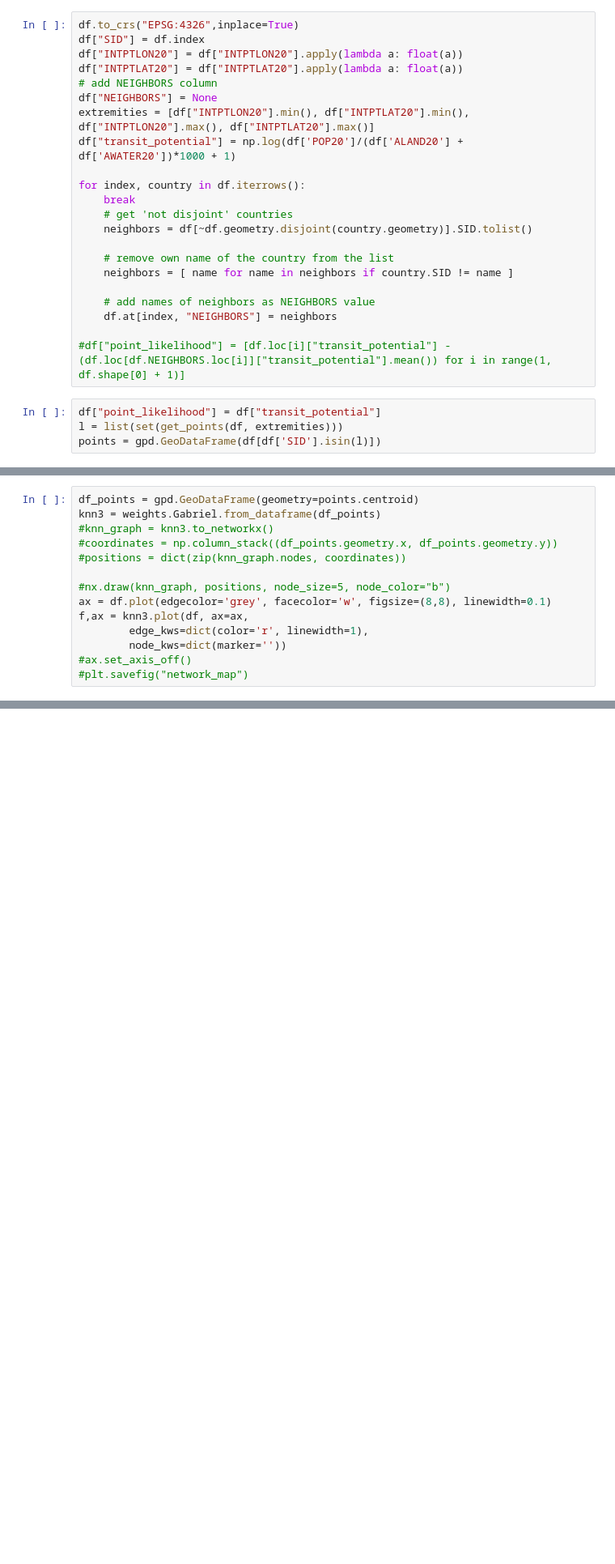
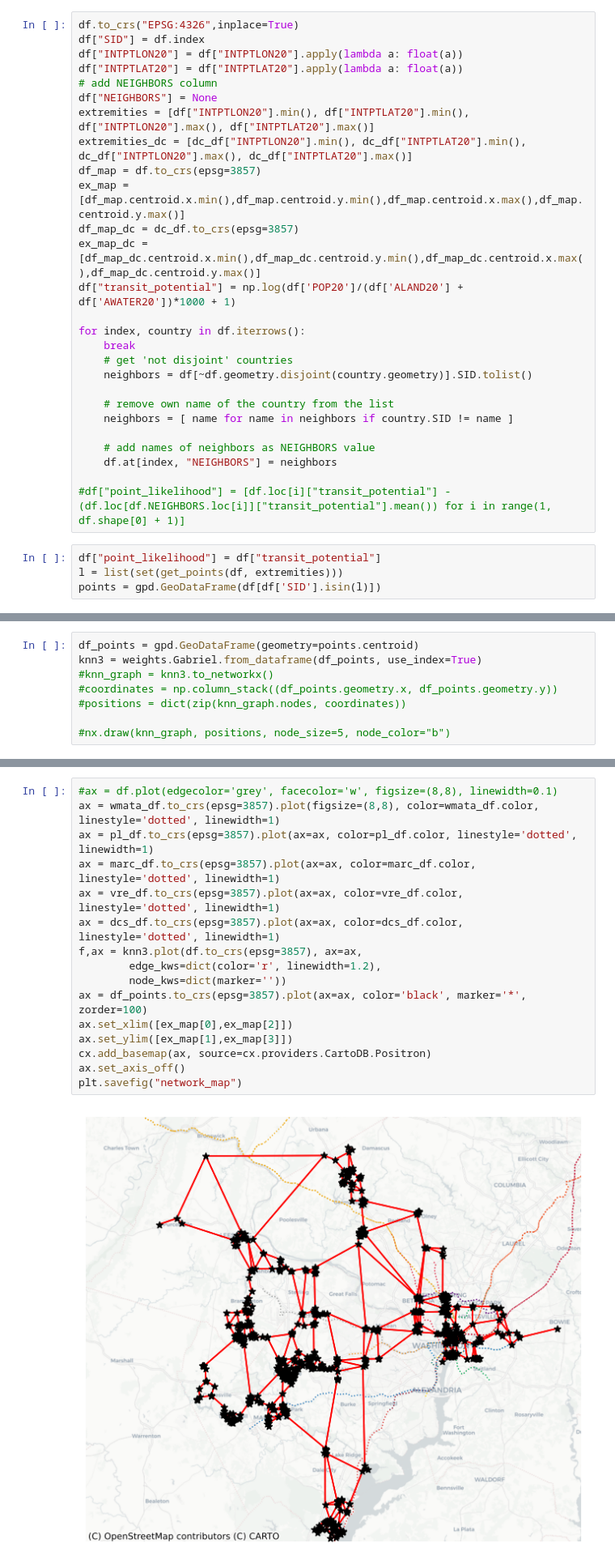
Before and after one commit to spencerrjenkins/cmsc725_wmata_map, a Jupyter notebook: eda.ipynb, the cells around one changed output, grey strips where cells are left out. Shown at 81% size. Saved outputs shown, nothing was run; the diff lists cells and outputs as text; blank space fills up the shorter version.

```diff
--- a/eda.ipynb
+++ b/eda.ipynb
@@ -50,6 +73,11 @@ df["INTPTLAT20"] = df["INTPTLAT20"].apply(lambda a: float(a))
 # add NEIGHBORS column
 df["NEIGHBORS"] = None
 extremities = [df["INTPTLON20"].min(), df["INTPTLAT20"].min(), df["INTPTLON20"].max(), df["INTPTLAT20"].max()]
+extremities_dc = [dc_df["INTPTLON20"].min(), dc_df["INTPTLAT20"].min(), dc_df["INTPTLON20"].max(), dc_df["INTPTLAT20"].max()]
+df_map = df.to_crs(epsg=3857)
+ex_map = [df_map.centroid.x.min(),df_map.centroid.y.min(),df_map.centroid.x.max(),df_map.centroid.y.max()]
+df_map_dc = dc_df.to_crs(epsg=3857)
+ex_map_dc = [df_map_dc.centroid.x.min(),df_map_dc.centroid.y.min(),df_map_dc.centroid.x.max(),df_map_dc.centroid.y.max()]
 df["transit_potential"] = np.log(df['POP20']/(df['ALAND20'] + df['AWATER20'])*1000 + 1)
 
 for index, country in df.iterrows():
@@ -75,17 +103,11 @@ points = gpd.GeoDataFrame(df[df['SID'].isin(l)])
 #np.vstack([points.iloc[[1,2]].geometry.centroid.x,points.iloc[[1,2]].geometry.centroid.y]).T
 # %%
 df_points = gpd.GeoDataFrame(geometry=points.centroid)
-knn3 = weights.Gabriel.from_dataframe(df_points)
+knn3 = weights.Gabriel.from_dataframe(df_points, use_index=True)
 #knn_graph = knn3.to_networkx()
 #coordinates = np.column_stack((df_points.geometry.x, df_points.geometry.y))
 #positions = dict(zip(knn_graph.nodes, coordinates))
 
 #nx.draw(knn_graph, positions, node_size=5, node_color="b")
-ax = df.plot(edgecolor='grey', facecolor='w', figsize=(8,8), linewidth=0.1)
-f,ax = knn3.plot(df, ax=ax,
-        edge_kws=dict(color='r', linewidth=1),
-        node_kws=dict(marker=''))
-#ax.set_axis_off()
-#plt.savefig("network_map")
 # %% [output]
   df_points = gpd.GeoDataFrame(geometry=points.centroid)
@@ -108,0 +114,18 @@ f,ax = knn3.plot(df, ax=ax,
+# %%
+#ax = df.plot(edgecolor='grey', facecolor='w', figsize=(8,8), linewidth=0.1)
+ax = wmata_df.to_crs(epsg=3857).plot(figsize=(8,8), color=wmata_df.color, linestyle='dotted', linewidth=1)
+ax = pl_df.to_crs(epsg=3857).plot(ax=ax, color=pl_df.color, linestyle='dotted', linewidth=1)
+ax = marc_df.to_crs(epsg=3857).plot(ax=ax, color=marc_df.color, linestyle='dotted', linewidth=1)
+ax = vre_df.to_crs(epsg=3857).plot(ax=ax, color=vre_df.color, linestyle='dotted', linewidth=1)
+ax = dcs_df.to_crs(epsg=3857).plot(ax=ax, color=dcs_df.color, linestyle='dotted', linewidth=1)
+f,ax = knn3.plot(df.to_crs(epsg=3857), ax=ax,
+        edge_kws=dict(color='r', linewidth=1.2),
+        node_kws=dict(marker=''))
+ax = df_points.to_crs(epsg=3857).plot(ax=ax, color='black', marker='*', zorder=100)
+ax.set_xlim([ex_map[0],ex_map[2]])
+ax.set_ylim([ex_map[1],ex_map[3]])
+cx.add_basemap(ax, source=cx.providers.CartoDB.Positron)
+ax.set_axis_off()
+plt.savefig("network_map")
+# %% [output]
+[figure, added]
```
Also changed, not shown: parts of 7 cells of this notebook.
